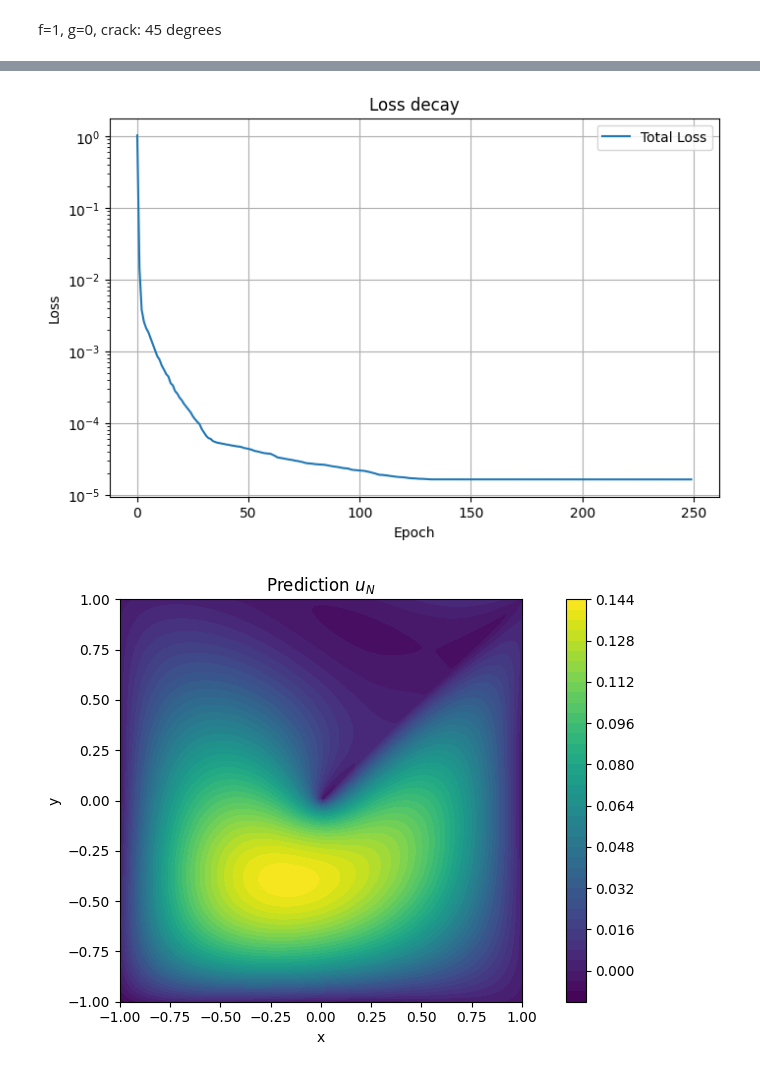
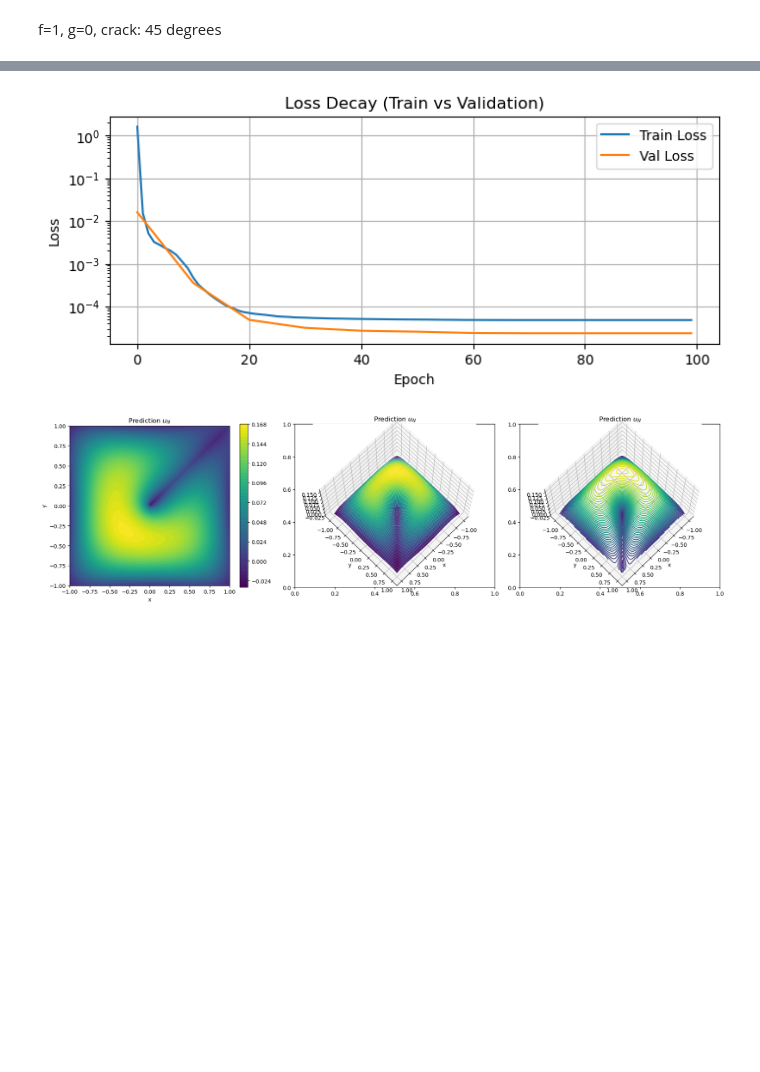
Before and after one commit to ChangEn37/PDE_PINNs, a Jupyter notebook: f1_crack_45_LBFGS.ipynb, the cells around one changed output, grey strips where cells are left out. Cells and saved outputs as stored; diff of their text form; code cells hidden in the pictures; blank space fills up the shorter version.

```diff
--- a/f1_crack_45_LBFGS.ipynb
+++ b/f1_crack_45_LBFGS.ipynb
@@ -19,21 +19,24 @@ Y_MIN, Y_MAX = -1.0, 1.0
 N_f = 4000       # collocation points
 N_b_outer = 800  # boundary points on outer square
 N_b_crack = 300  # boundary points on crack
-epochs = 250
+epochs = 100
 #lr = 1e-3
 lambda_bc = 1.0   # weight for BC loss
+lambda_zz = 1.0   # weight for U_zz
 
 def compute_phi(x, y):
-    r = torch.sqrt(x**2 + y**2)
-    return torch.sqrt((2 ** 0.5 /4) * (2 ** 0.5 *r - (x+y)))
+    eps = 1e-12
+    r = torch.sqrt(torch.clamp(x**2 + y**2, min=eps))
+    phi = torch.sqrt((2 ** 0.5 / 4) * (2 ** 0.5 * r - (x + y)))
+    return phi.view(-1, 1)
 
 
 def compute_phi_derivs(x, y):
-    r = torch.sqrt(x**2 + y**2)
-    den = torch.sqrt(2*r - 2**0.5*(x+y))
-    phi_x = (x/(2*r)-(2 ** 0.5 /4)) / den
-    phi_y = (x/(2*r)-(2 ** 0.5 /4)) / den
-
+    eps = 1e-12
+    r = torch.sqrt(torch.clamp(x**2 + y**2, min=eps))
+    den = torch.sqrt(torch.clamp(2*r - (2**0.5)*(x + y), min=eps))
+    phi_x = (x/(2*r) - (2 ** 0.5 / 4)) / den
+    phi_y = (y/(2*r) - (2 ** 0.5 / 4)) / den
     return phi_x.reshape(-1,1), phi_y.reshape(-1,1)
 # %%
 # Neural network
@@ -217,44 +252,64 @@ Epoch   249 | Loss 1.642e-05
 Training finished.
+# %%
+# Plot losses
+plt.figure(figsize=(8,3))
+plt.semilogy(epo, loss_history, label='Train Loss')
+plt.semilogy(epo_val, val_history, label='Val Loss')
+plt.xlabel("Epoch")
+plt.ylabel("Loss")
+plt.legend()
+plt.title("Loss Decay (Train vs Validation)")
+plt.grid(True)
+plt.show()
+# %% [output]
+[figure, added]
 # %%
-# 畫 Loss
-plt.figure(figsize=(8,5))
-plt.semilogy(loss_history, label='Total Loss')
-plt.xlabel("Epoch")
-plt.ylabel("Loss")
-plt.legend()
-plt.title("Loss decay")
-plt.grid(True)
-plt.show()
-
 # 測試網格
 nx = 100
 xs = np.linspace(X_MIN, X_MAX, nx)
 ys = np.linspace(Y_MIN, Y_MAX, nx)
 Xg, Yg = np.meshgrid(xs, ys)
 x_grid = torch.from_numpy(Xg.flatten()[:,None]).to(device).double()
 y_grid = torch.from_numpy(Yg.flatten()[:,None]).to(device).double()
 
 # phi(grid)
 with torch.no_grad():
     phi_grid = compute_phi(x_grid, y_grid)
 
 # 預測解
 with torch.no_grad():
     inp_grid = torch.cat([x_grid, y_grid, phi_grid], dim=1)
     u_pred = model(inp_grid).cpu().numpy().reshape(nx, nx)
 
 # 畫圖
-fig, ax = plt.subplots(figsize=(9,5))
+fig, axs = plt.subplots(1, 3, figsize=(18,5))
 
-im0 = ax.contourf(Xg, Yg, u_pred, 50, cmap='viridis')
-fig.colorbar(im0, ax=ax)
-ax.set_title('Prediction $u_N$')
-ax.set_xlabel('x')
-ax.set_ylabel('y')
-ax.set_aspect('equal')  #x, y 軸比例相同
+im0 = axs[0].contourf(Xg, Yg, u_pred, 50, cmap='viridis')
+fig.colorbar(im0, ax=axs[0])
+axs[0].set_title('Prediction $u_N$')
+axs[0].set_xlabel('x')
+axs[0].set_ylabel('y')
+axs[0].set_aspect('equal')  #x, y 軸比例相同
+
+axs[1] = fig.add_subplot(132, projection='3d')
+im0 = axs[1].plot_surface(Xg, Yg, u_pred, cmap='viridis', edgecolor='none')
+#fig.colorbar(im0, ax=axs[1], shrink=0.5, aspect=10)
+axs[1].set_title('Prediction $u_N$')
+axs[1].set_xlabel('x')
+axs[1].set_ylabel('y')
+#axs[1].set_aspect('equal')  #x, y 軸比例相同
+axs[1].view_init(elev=70, azim=45)
+
+axs[2] = fig.add_subplot(133, projection='3d')
+im1 = axs[2].contour3D(Xg, Yg, u_pred, 50, cmap='viridis')
+#fig.colorbar(im1, ax=axs[2], shrink=0.5, aspect=10)
+axs[2].set_title('Prediction $u_N$')
+axs[2].set_xlabel('x')
+axs[2].set_ylabel('y')
+#axs[2].set_aspect('equal')  #x, y 軸比例相同
+axs[2].view_init(elev=70, azim=45)
 
 plt.tight_layout()
 plt.show()
 # %% [output]
-[figure, old version]
+[figure, new version]
-[figure, removed]
```
Also changed, not shown: parts of 4 cells of this notebook, 6 other files.
